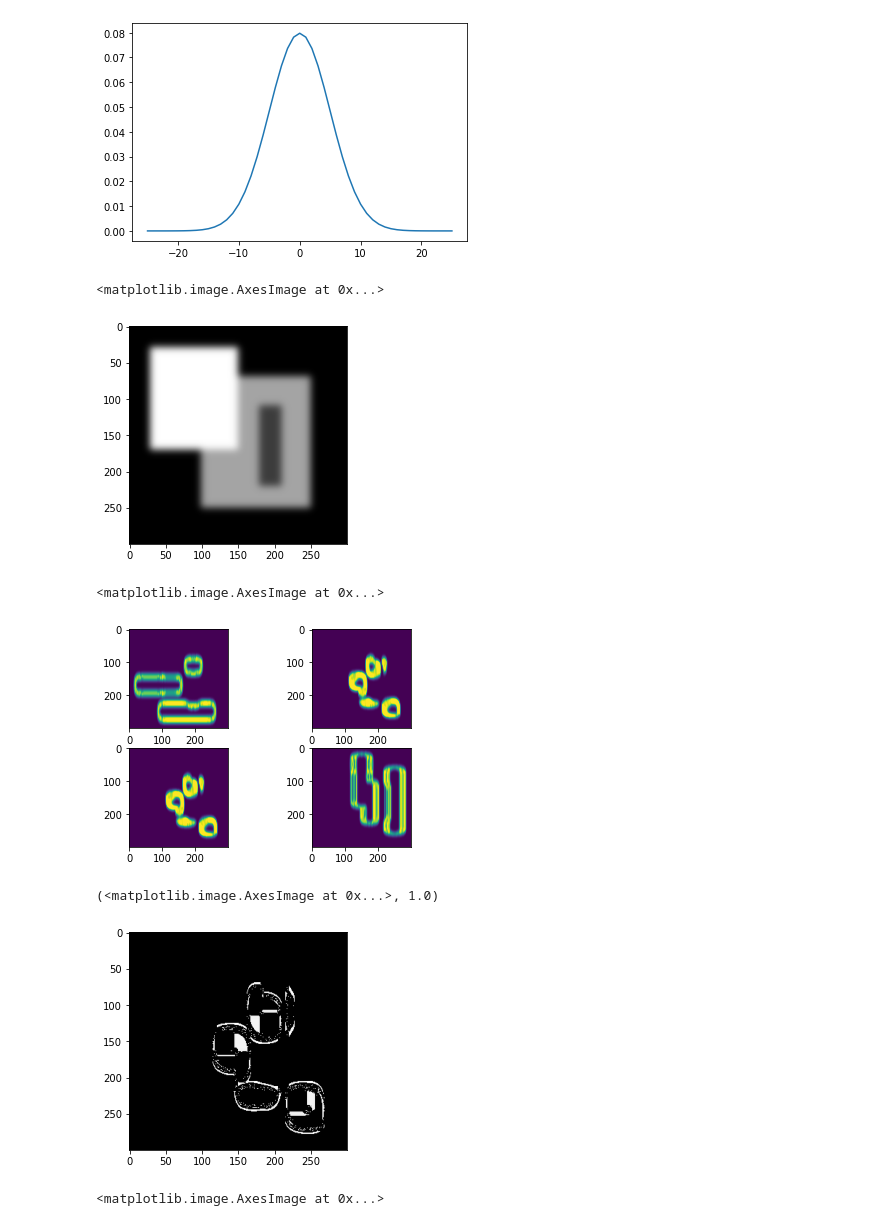
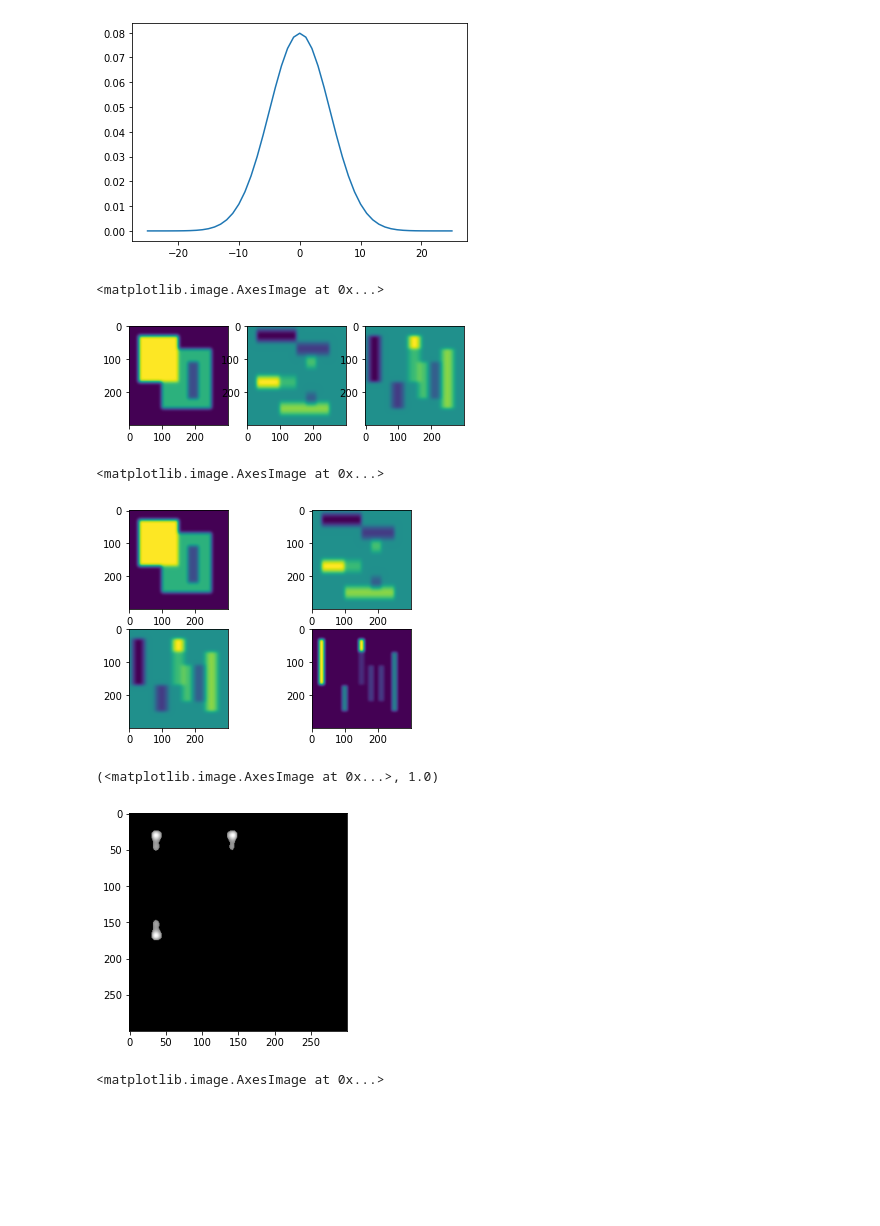
Before and after one commit to gitglob/02504-Computer-Vision, a Jupyter notebook: ex6.ipynb, the cells around one changed output. Saved outputs shown, nothing was run; the diff lists cells and outputs as text; code cells hidden in the pictures; blank space fills up the shorter version.

```diff
--- a/ex6.ipynb
+++ b/ex6.ipynb
@@ -34,11 +34,16 @@ def gaussianSmoothing(image, sigma):
     return (blured,Ix,Iy)
 # %%
 im = cv2.imread("data/ex6/TestIm1.png")[:,:,::-1]
+im = cv2.cvtColor(im,cv2.COLOR_BGR2GRAY)
+im = im.astype(np.float32)
 I, Ix, Iy = gaussianSmoothing(im, sigma)
-plt.imshow(I)
+fig, axs = plt.subplots(1,3)
+axs[0].imshow(I)
+axs[1].imshow(Ix)
+axs[2].imshow(Iy)
 # %% [output]
 <matplotlib.image.AxesImage at 0x...>
-[figure, old version]
+[figure, new version]
 # %%
 def smoothedHessian(im, sigma, epsilon: int):
     if epsilon < 1:
@@ -54,17 +59,21 @@ def smoothedHessian(im, sigma, epsilon: int):
 # %%
 im = cv2.imread("data/ex6/TestIm1.png")[:,:,::-1]
 im = cv2.cvtColor(im,cv2.COLOR_BGR2GRAY)
-sigma = 5
-epsilon = 2
+im = im.astype(np.float32)
+sigma = 3
+epsilon = 1
 C = smoothedHessian(im, sigma, epsilon)
 fig, axs = plt.subplots(2, 2)
 axs[0, 0].imshow(C[0,0,:])
 axs[0, 1].imshow(C[0,1,:])
 axs[1, 0].imshow(C[1,0,:])
+axs[0, 0].imshow(I)
+axs[0, 1].imshow(Ix)
+axs[1, 0].imshow(Iy)
 axs[1, 1].imshow(C[1,1,:])
 # %% [output]
 <matplotlib.image.AxesImage at 0x...>
-[figure, old version]
+[figure, new version]
 # %%
 def harrisMeasure(im, sigma, epsilon, k):
     C = smoothedHessian(im, sigma, epsilon)
@@ -72,17 +81,18 @@ def harrisMeasure(im, sigma, epsilon, k):
     r /= r.max()
     return r
 # %%
-k = .06
-epsilon = 10
-sigma = 4
+k = .05
+epsilon = 2
+sigma = 5
 im = cv2.imread("data/ex6/TestIm1.png")[:,:,::-1]
 im = cv2.cvtColor(im,cv2.COLOR_BGR2GRAY)
+im = im.astype(np.float32)
 r = harrisMeasure(im, sigma, epsilon, k)
-r[r < .9] = 0
+r[r < .5] = 0
 plt.imshow(r,cmap='gray'), r.max()
 # %% [output]
 (<matplotlib.image.AxesImage at 0x...>, 1.0)
-[figure, old version]
+[figure, new version]
 # %%
 dst = cv2.cornerHarris(im,2,3,0.04)
 plt.imshow(dst)
```
Also changed, not shown: parts of 3 cells of this notebook, 2 other files.
